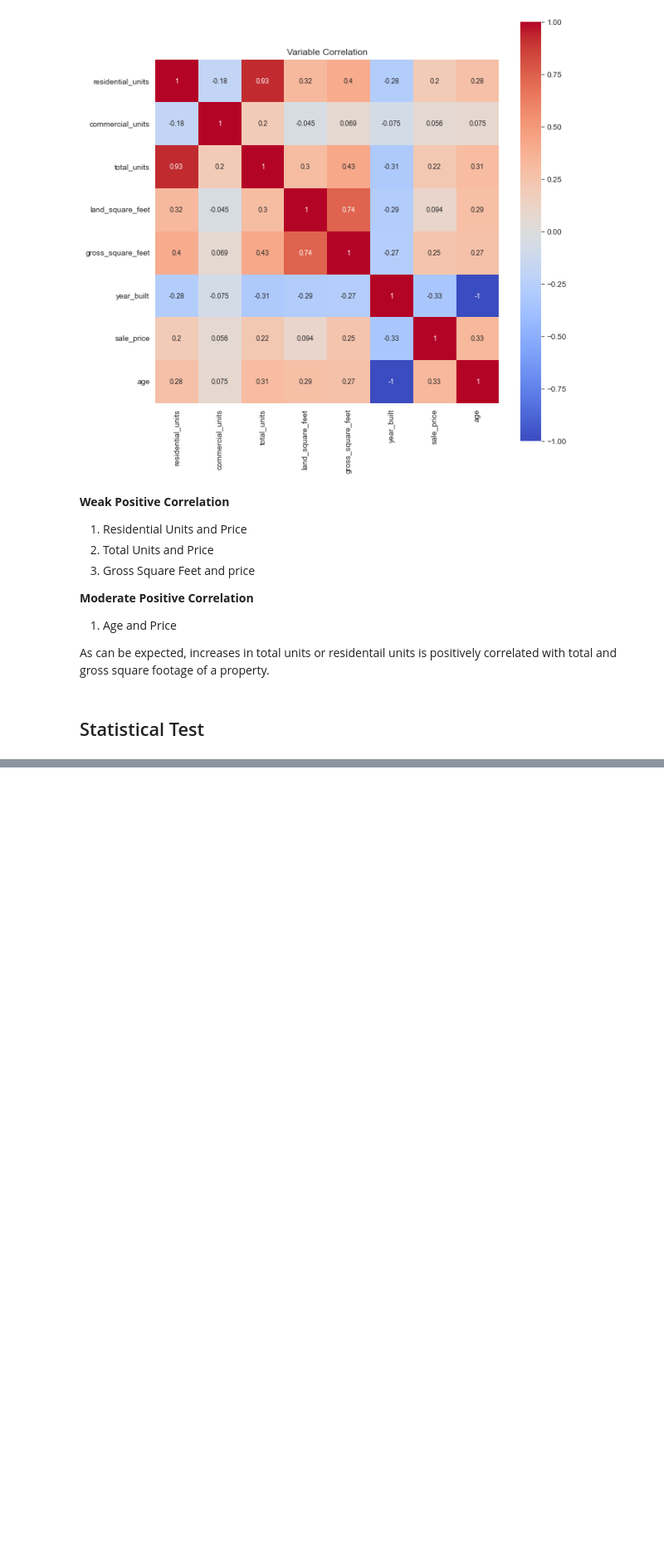
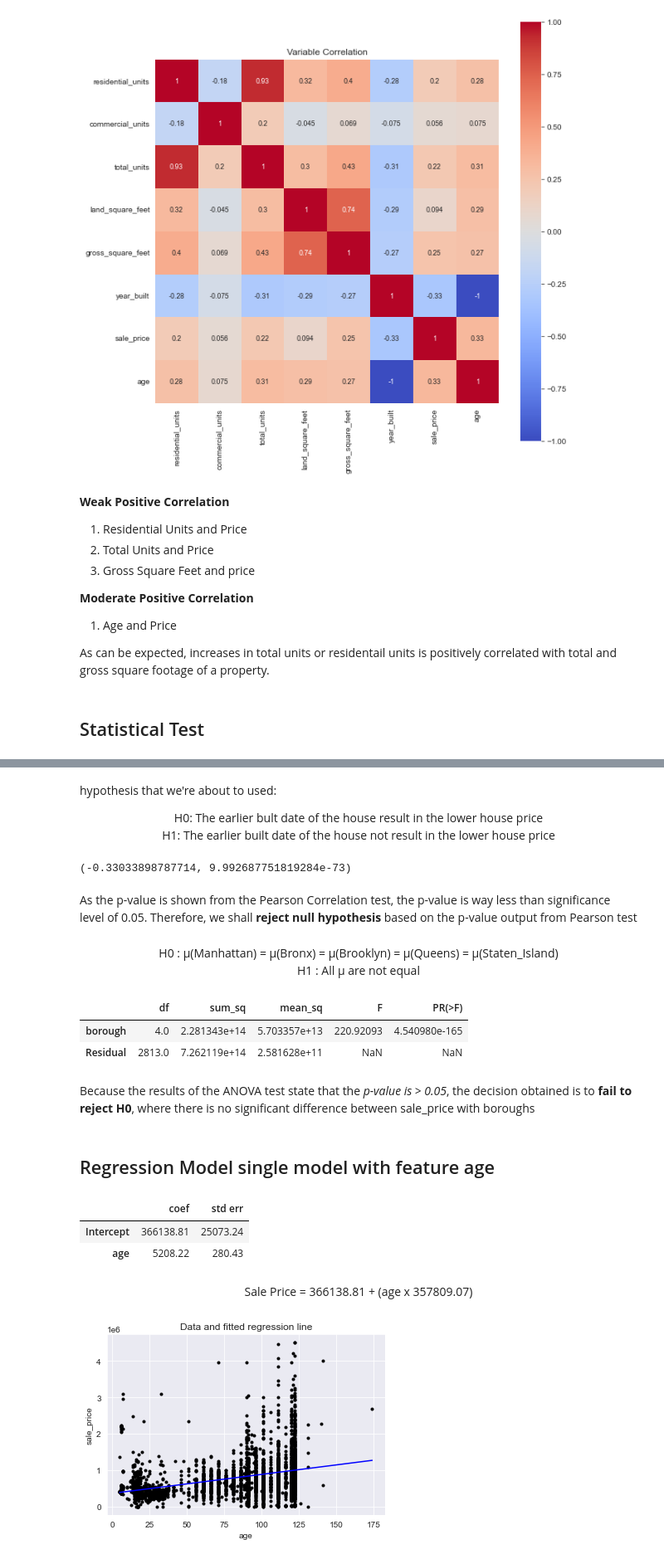
Before and after one commit to WidharDwiatmoko/statistic_nyc_property, a Jupyter notebook: statistic-business-project-nyc.ipynb, the cells around one changed output, grey strips where cells are left out. Shown at 83% size. Saved outputs shown, nothing was run; the diff lists cells and outputs as text; code cells hidden in the pictures; blank space fills up the shorter version.

Commit message:
edit stat-reg

```diff
--- a/statistic-business-project-nyc.ipynb
+++ b/statistic-business-project-nyc.ipynb
@@ -912,0 +818,19 @@ Confidence Interval : [ 320442.7815432436 , 395175.3627977835 ]
+# %% [markdown]
+hypothesis that we're about to used:
+
+<center>H0: The earlier bult date of the house result in the lower house price</center>
+<center>H1: The earlier built date of the house not result in the lower house price</center>
+# %%
+import scipy.stats as stats
+
+X = new_housing['year_built'].array
+Y = new_housing['sale_price'].array
+result = stats.pearsonr(X,Y)
+print(result)
+# %% [output]
+(-0.33033898787714, 9.992687751819284e-73)
+# %% [markdown]
+As the p-value is shown from the Pearson Correlation test, the p-value is way less than significance level of 0.05. Therefore, we shall **reject null hypothesis** based on the p-value output from Pearson test
+# %% [markdown]
+<center>H0 : μ(Manhattan) = μ(Bronx) = μ(Brooklyn) = μ(Queens) = μ(Staten_Island)</center>
+<center>H1 : All μ are not equal</center>
@@ -912,0 +842,59 @@ Confidence Interval : [ 320442.7815432436 , 395175.3627977835 ]
+# %%
+aov_table_1
+# %% [output]
+|  | df | sum_sq | mean_sq | F | PR(>F) |
+| borough | 4.0 | 2.281343e+14 | 5.703357e+13 | 220.92093 | 4.540980e-165 |
+| Residual | 2813.0 | 7.262119e+14 | 2.581628e+11 | NaN | NaN |
+# %% [markdown]
+Because the results of the ANOVA test state that the *p-value is > 0.05*, the decision obtained is to **fail to reject H0**, where there is no significant difference between sale_price with boroughs
+# %% [markdown]
+## Regression Model single model with feature age
+# %%
+# Create OLS model object
+model = smf.ols("sale_price ~ age", new_housing)
+
+# Fit the model
+results_model = model.fit()
+
+# Extract the results (Coefficient and Standard Error) to DataFrame
+results_sales1 = print_coef_std_err(results_model)
+# %%
+round(results_sales1,2)
+# %% [output]
+|  | coef | std err |
+| Intercept | 366138.81 | 25073.24 |
+| age | 5208.22 | 280.43 |
+# %% [markdown]
+<center>Sale Price = 366138.81 + (age x 357809.07) </center>
+# %%
+predictor = "age"
+outcome = "sale_price"
+data = new_housing.copy()
+results_ = results_sales1.copy()
+
+# Plot the data
+plt.scatter(data[predictor], data[outcome], color = "k", marker=".")
+
+# Calculate the fitted values
+a_hat = results_.loc["Intercept"]["coef"]
+b_hat = results_.loc[predictor]["coef"]
+
+x_domain = np.linspace(np.min(data[predictor]), np.max(data[predictor]), 10000)
+
+fitted_values = a_hat + b_hat * x_domain
+
+# Plot the fitted line
+plt.plot(x_domain, fitted_values, label="Fitted line", color = "b")
+
+# Add a legend and labels
+# plt.legend()
+plt.ylabel(outcome)
+plt.xlabel(predictor)
+
+# Add a title and adjust the margins
+plt.title("Data and fitted regression line")
+
+# Show the plot
+plt.show()
+# %% [output]
+[figure, added]
```
Also changed, not shown: parts of 11 cells of this notebook.
